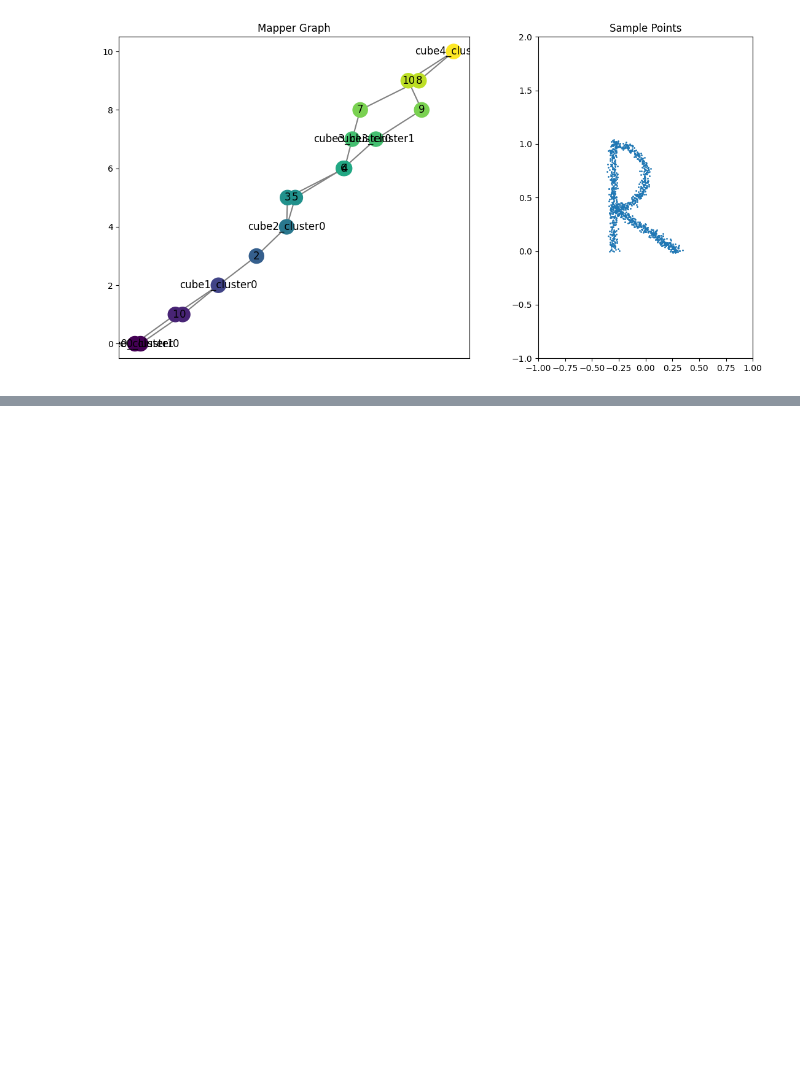
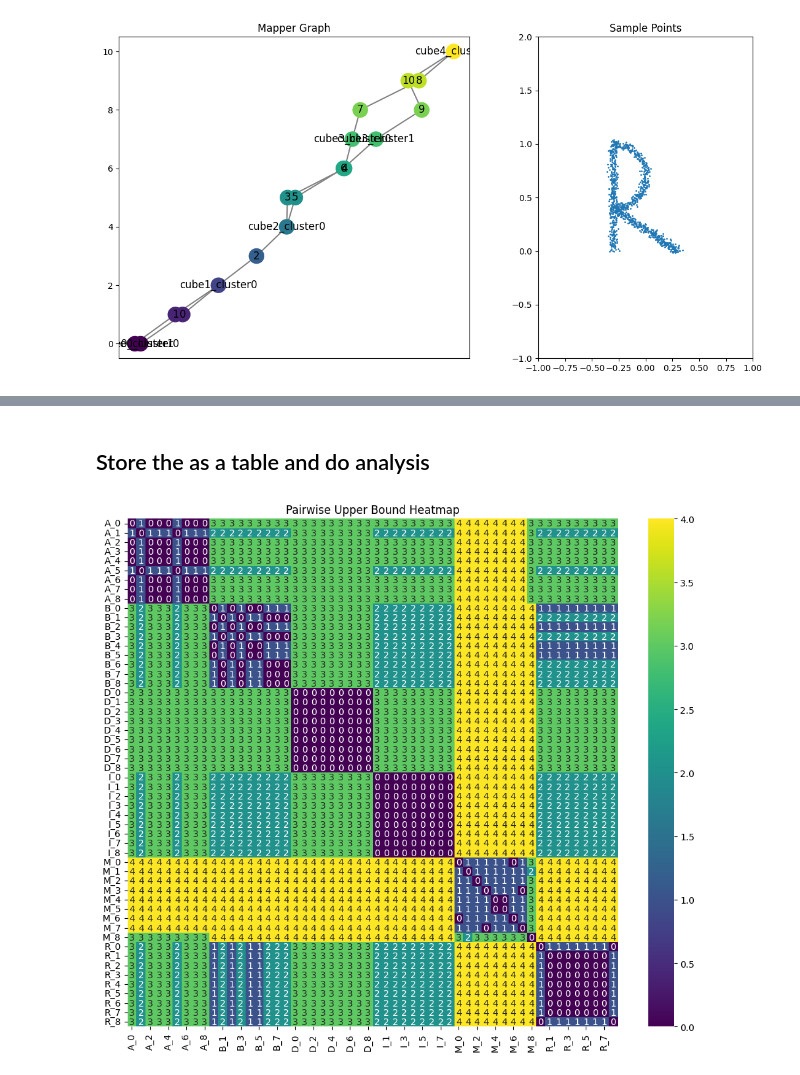
Before and after one commit to ishikaghosh2201/Mapper-Loss-Computation, a Jupyter notebook: sandbox.ipynb, the cells around one changed output, grey strips where cells are left out. Cells and saved outputs as stored; diff of their text form; code cells hidden in the pictures; blank space fills up the shorter version.

```diff
--- a/sandbox.ipynb
+++ b/sandbox.ipynb
@@ -57,0 +56,10 @@ AttributeError: module 'process_letters' has no attribute 'pairwise_comparison'
+# %%
+keys = list(letter_data.keys())
+
+# Create mappers for all letters
+mappers = {}
+for key in keys:
+    mappers[key] = []
+    for sample in letter_data[key]:
+        mapper = pl.generate_mapper(sample)
+        mappers[key].append(mapper)
@@ -57,0 +116,6 @@ AttributeError: module 'process_letters' has no attribute 'pairwise_comparison'
+# %%
+
+
+mappers = get_input_data()
+df = run_all_comparisons(mappers, num_procs=32)
+df.to_csv("pairwise_results.csv", index=False)
@@ -57,0 +131,2 @@ AttributeError: module 'process_letters' has no attribute 'pairwise_comparison'
+# %% [markdown]
+## Store the as a table and do analysis
@@ -57,0 +136,19 @@ AttributeError: module 'process_letters' has no attribute 'pairwise_comparison'
+# %%
+all_names = sorted(set(df['Mapper1']).union(set(df['Mapper2'])))
+
+table = pd.DataFrame(0, index=all_names, columns=all_names, dtype=int)
+
+for _, row in df.iterrows():
+    table.at[row['Mapper1'], row['Mapper2']] = row['Upper Bound']
+    table.at[row['Mapper2'], row['Mapper1']] = row['Upper Bound']
+
+table.to_csv("pairwise_results_table.csv")
+# %%
+# show the table as a heatmap
+
+plt.figure(figsize=(12, 10))
+sns.heatmap(table.astype(float), cmap="viridis", annot=True)
+plt.title("Pairwise Upper Bound Heatmap")
+plt.show()
+# %% [output]
+[figure, added]
```
Also changed, not shown: parts of 11 cells of this notebook, 1 other file.
